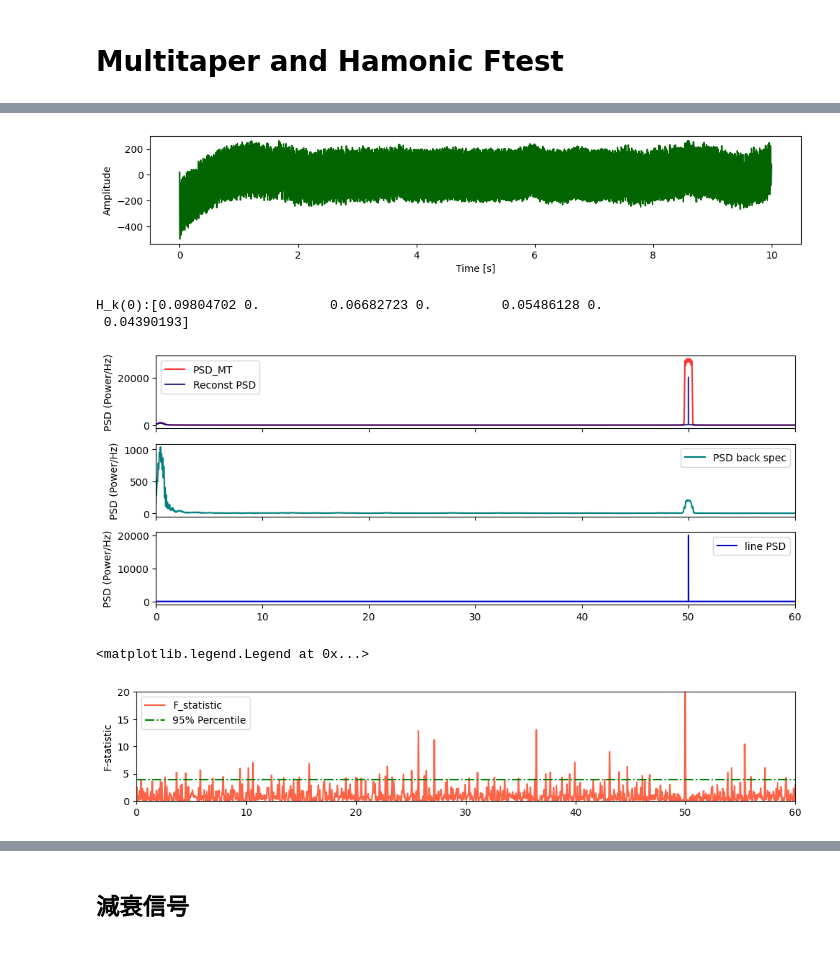
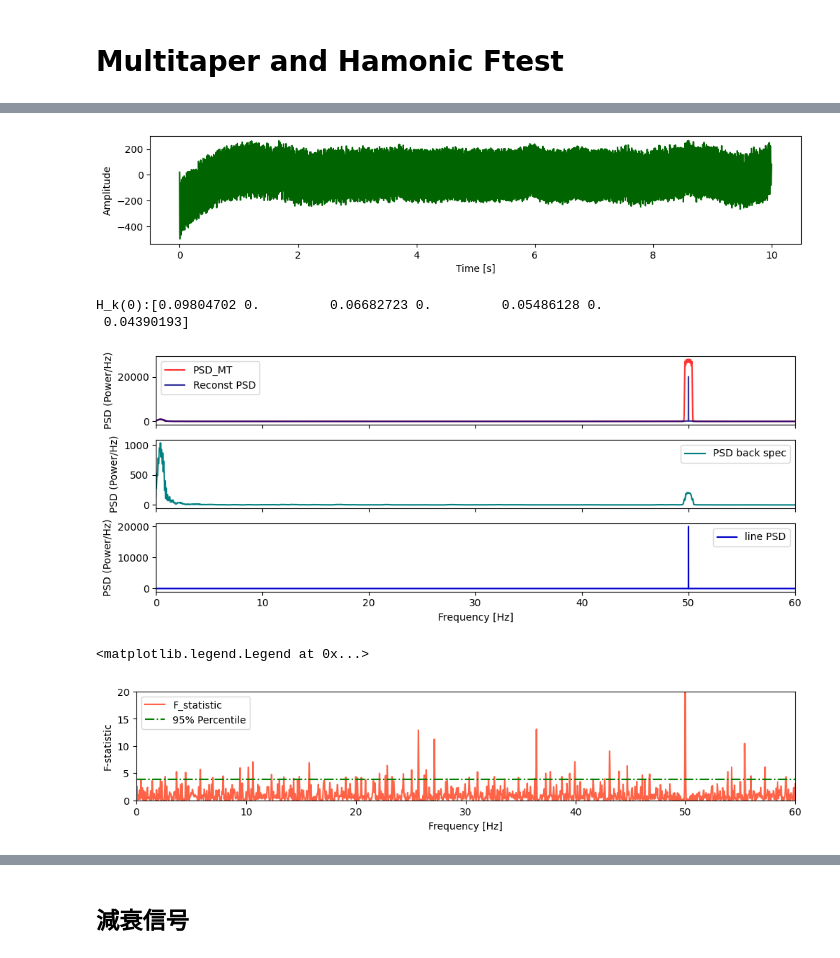
Before and after one commit to Chamusuke/Multitaper_harmonic_Ftest, a Jupyter notebook: python/example.ipynb, the cells around one changed output, grey strips where cells are left out. Saved outputs shown, nothing was run; the diff lists cells and outputs as text; code cells hidden in the pictures.

```diff
--- a/python/example.ipynb
+++ b/python/example.ipynb
@@ -89,35 +89,37 @@ ax.legend()
 # ---- プロット (Reconstructed PSD) ----
 ax = axes[2]
 ax.plot(MTSpec.f, MTSpec.re_psd[2, :], '-', label='line PSD', alpha=1, c='mediumblue', lw=1.5)
 ax.set_ylabel('PSD (Power/Hz)')
+ax.set_xlabel('Frequency [Hz]')
 ax.legend()
 # ---- レイアウトの調整 ----
 plt.tight_layout()  # 各プロットの間隔を調整
 plt.show()
 
 
 # ---- プロット (F-statistic) ----
 fig = plt.figure(figsize=(12, 2))
 ax = fig.add_subplot()
 ax.plot(MTSpec.f, MTSpec.F_stat[0, :], '-', label='F_statistic', alpha=1, c='tomato', lw=1.5)
 ax.hlines(MTSpec.F_crit, MTSpec.f[0], MTSpec.f[-1], linestyles="-.", color='green', label='95% Percentile')
 ax.set_ylabel('F-statistic')
+ax.set_xlabel('Frequency [Hz]')
 ax.set_xlim(0,60)
 ax.set_ylim(0,20)
 ax.legend()
 # %% [output]
 |  | Time:512Hz | Epoch | FP1 | FP2 | F7 | Fz | F8 | T3 | C3 | Cz | C4 | ... |
 | 250880 | 0.000000 | 7840 | 29068.474609 | 16043.802734 | 66537.117188 | 48942.300781 | 46747.140625 | 37714.492188 | 41452.582031 | 46752.359375 | 39487.441406 | ... |
 | 250881 | 0.001953 | 7840 | 28882.087891 | 15877.711914 | 66265.804688 | 48685.671875 | 46661.941406 | 37437.453125 | 41160.683594 | 46473.718750 | 39199.546875 | ... |
 | 250882 | 0.003906 | 7840 | 28480.357422 | 15619.443359 | 65925.687500 | 48465.843750 | 46358.433594 | 37192.238281 | 40900.492188 | 46222.437500 | 38959.296875 | ... |
 | 250883 | 0.005859 | 7840 | 28442.494141 | 15361.359375 | 65869.085938 | 48370.648438 | 46011.203125 | 37144.343750 | 40838.093750 | 46162.632812 | 38914.601562 | ... |
 | 250884 | 0.007812 | 7840 | 28484.421875 | 15680.270508 | 66102.539062 | 48491.339844 | 46259.292969 | 37318.671875 | 41024.398438 | 46339.375000 | 39082.535156 | ... |
 [figure]
 H_k(0):[0.09804702 0.         0.06682723 0.         0.05486128 0.
  0.04390193]
-[figure, old version]
+[figure, new version]
 <matplotlib.legend.Legend at 0x...>
-[figure, old version]
+[figure, new version]
 # %%
 df_ecg = pd.read_csv("../../test_data/ECG_data.csv")
 
```
Also changed, not shown: parts of 4 cells of this notebook.
